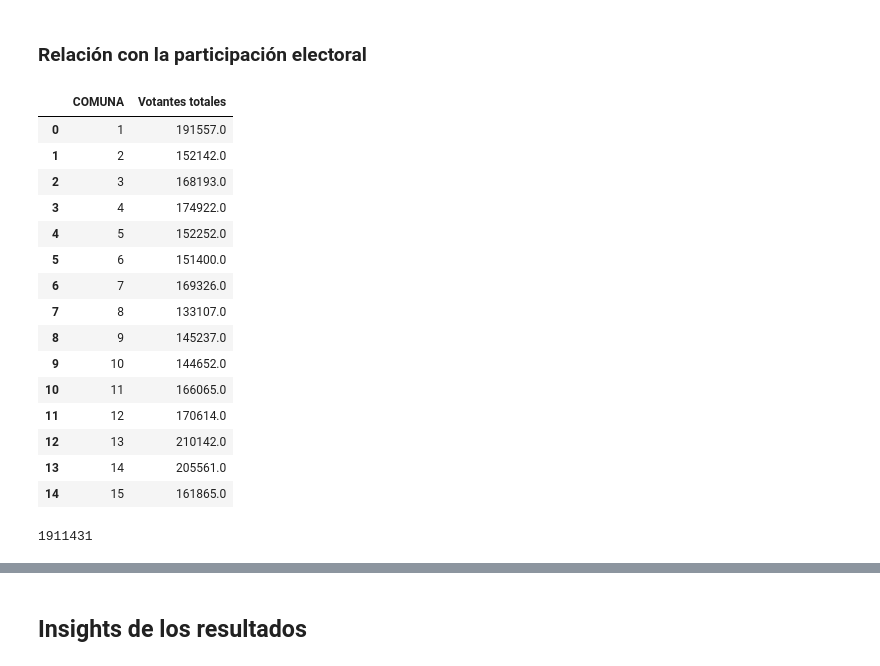
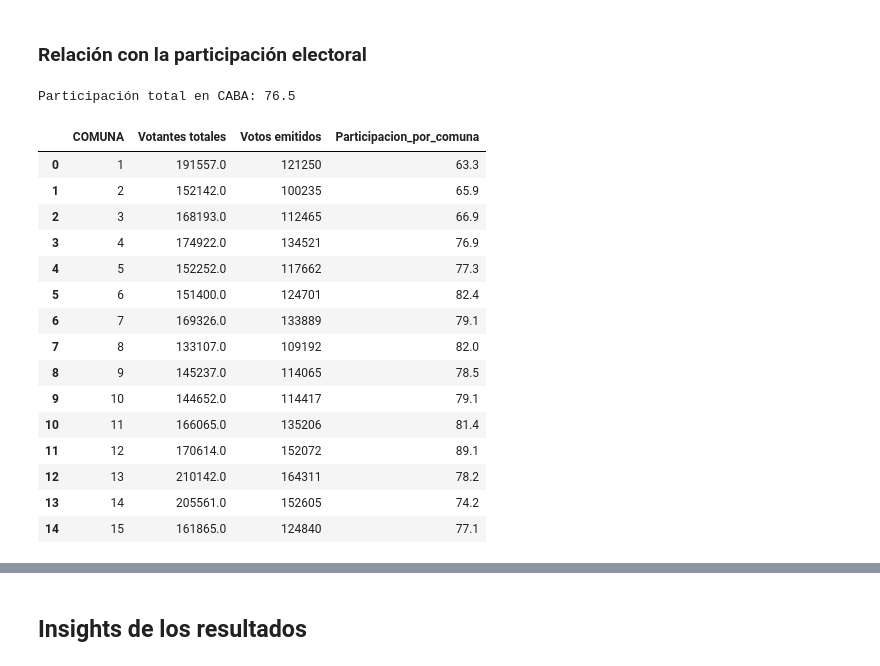
Before and after one commit to nicolasfaccini/Analisis-Elecciones-Generales-2023-Python, a Jupyter notebook: Informe.ipynb, the cells around one changed output, grey strips where cells are left out. Drawn from its saved outputs; the diff is of its cells as text; code cells hidden in the pictures.

```diff
--- a/Informe.ipynb
+++ b/Informe.ipynb
@@ -795,26 +793,39 @@ Correlación kendall:  -0.37142857142857144
 # %%
 df_caba.head(4)
 df_caba.groupby('COMUNA')['TOTAL'].sum().reset_index(name='Votantes totales')
+df_caba2 = pd.DataFrame(df_caba.groupby('COMUNA')['TOTAL'].sum().reset_index(name='Votantes totales'))
-# %% [output]
-|  | COMUNA | Votantes totales |
-| 0 | 1 | 191557.0 |
-| 1 | 2 | 152142.0 |
-| 2 | 3 | 168193.0 |
-| 3 | 4 | 174922.0 |
-| 4 | 5 | 152252.0 |
-| 5 | 6 | 151400.0 |
-| 6 | 7 | 169326.0 |
-| 7 | 8 | 133107.0 |
-| 8 | 9 | 145237.0 |
-| 9 | 10 | 144652.0 |
-| 10 | 11 | 166065.0 |
-| 11 | 12 | 170614.0 |
-| 12 | 13 | 210142.0 |
-| 13 | 14 | 205561.0 |
-| 14 | 15 | 161865.0 |
-# %%
-df_resultadosCaba.groupby('seccion_id')['votos_cantidad'].sum().reset_index(name='Votos emitidos')
-df_resultadosCaba2 =pd.DataFrame(df_resultadosCaba.groupby('seccion_id')['votos_cantidad'].sum().reset_index(name='Votos emitidos'))
-df_resultadosCaba2['Votos emitidos'].sum()
-# %% [output]
-1911431
+# %%
+df_resultadosCaba3 = df_resultados[(df_resultados['distrito_id'] == 1)]
+df_resultadosCaba3 = df_resultadosCaba3[['seccion_id', 'circuito_id',
+                                       'mesa_id', 'agrupacion_nombre',
+                                       'votos_cantidad']]
+df_resultadosCaba3.reset_index(drop=True, inplace=True)
+
+
+df_resultadosCaba3.groupby('seccion_id')['votos_cantidad'].sum().reset_index(name='Votos emitidos')
+df_resultadosCaba2 =pd.DataFrame(df_resultadosCaba.groupby('seccion_id')['votos_cantidad'].sum().reset_index(name='Votos emitidos'))
+df_resultadosCaba2 = pd.merge(df_caba2.set_index('COMUNA'), df_resultadosCaba2.set_index('seccion_id'), how='left', left_index=True, right_index=True)
+df_resultadosCaba2.reset_index(inplace=True)
+df_resultadosCaba2['Participacion_por_comuna'] = (df_resultadosCaba2['Votos emitidos'] / df_resultadosCaba2['Votantes totales'] *100).round(1).astype('float')
+
+participacion_total_caba = (df_resultadosCaba2['Votos emitidos'].sum() / df_resultadosCaba2['Votantes totales'].sum() *100).round(1).astype('float')
+print(f'Participación total en CABA: {participacion_total_caba}')
+df_resultadosCaba2
+# %% [output]
+Participación total en CABA: 76.5
+|  | COMUNA | Votantes totales | Votos emitidos | Participacion_por_comuna |
+| 0 | 1 | 191557.0 | 121250 | 63.3 |
+| 1 | 2 | 152142.0 | 100235 | 65.9 |
+| 2 | 3 | 168193.0 | 112465 | 66.9 |
+| 3 | 4 | 174922.0 | 134521 | 76.9 |
+| 4 | 5 | 152252.0 | 117662 | 77.3 |
+| 5 | 6 | 151400.0 | 124701 | 82.4 |
+| 6 | 7 | 169326.0 | 133889 | 79.1 |
+| 7 | 8 | 133107.0 | 109192 | 82.0 |
+| 8 | 9 | 145237.0 | 114065 | 78.5 |
+| 9 | 10 | 144652.0 | 114417 | 79.1 |
+| 10 | 11 | 166065.0 | 135206 | 81.4 |
+| 11 | 12 | 170614.0 | 152072 | 89.1 |
+| 12 | 13 | 210142.0 | 164311 | 78.2 |
+| 13 | 14 | 205561.0 | 152605 | 74.2 |
+| 14 | 15 | 161865.0 | 124840 | 77.1 |
```
Also changed, not shown: parts of 8 cells of this notebook.
